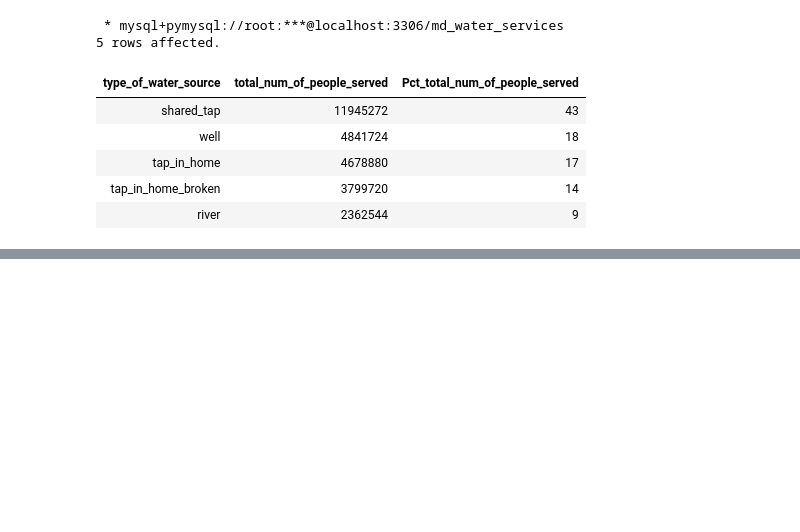
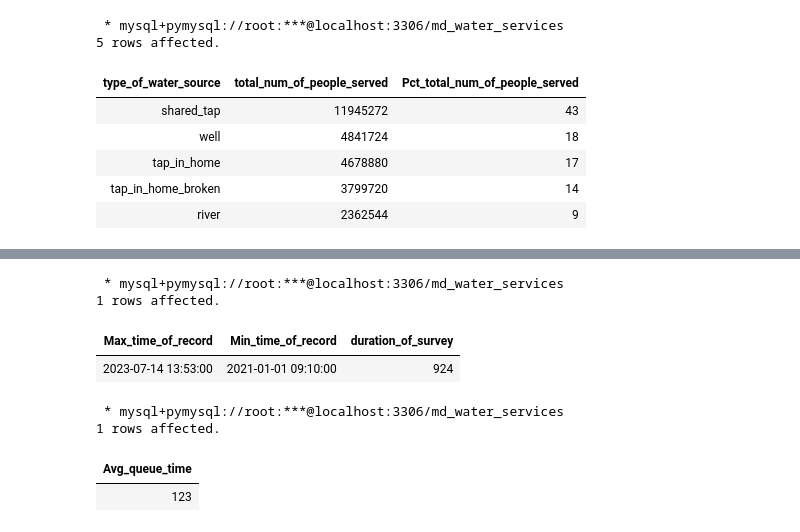
Before and after one commit to Quayson97/Restoring-the-lifeblood-of-Maji-Ndogo, a Jupyter notebook: MD_water_crisis-analysis/Unveil_MD_water_crisis.ipynb, the cells around one changed output, grey strips where cells are left out. Saved outputs shown, nothing was run; the diff lists cells and outputs as text; code cells hidden in the pictures; blank space fills up the shorter version.

Commit message:
Analyzing queue times

```diff
--- a/MD_water_crisis-analysis/Unveil_MD_water_crisis.ipynb
+++ b/MD_water_crisis-analysis/Unveil_MD_water_crisis.ipynb
@@ -420,0 +454,29 @@ ORDER BY
+# %%
+%%sql
+-- Duration of the survey(in days)
+
+SELECT
+    MAX(time_of_record) AS Max_time_of_record,
+    MIN(time_of_record) AS Min_time_of_record,
+    DATEDIFF(MAX(time_of_record), MIN(time_of_record)) AS duration_of_survey
+FROM
+    visits;
+# %% [output]
+ * mysql+pymysql://root:***@localhost:3306/md_water_services
+1 rows affected.
+| Max_time_of_record | Min_time_of_record | duration_of_survey |
+| 2023-07-14 13:53:00 | 2021-01-01 09:10:00 | 924 |
+# %%
+%%sql
+-- Average queue times
+-- NB: Some water sources have no queues so it is excluded
+
+SELECT
+    ROUND(AVG(NULLIF(time_in_queue,0))) AS Avg_queue_time
+FROM
+    visits;
+# %% [output]
+ * mysql+pymysql://root:***@localhost:3306/md_water_services
+1 rows affected.
+| Avg_queue_time |
+| 123 |
```
Also changed, not shown: parts of 24 cells of this notebook.
